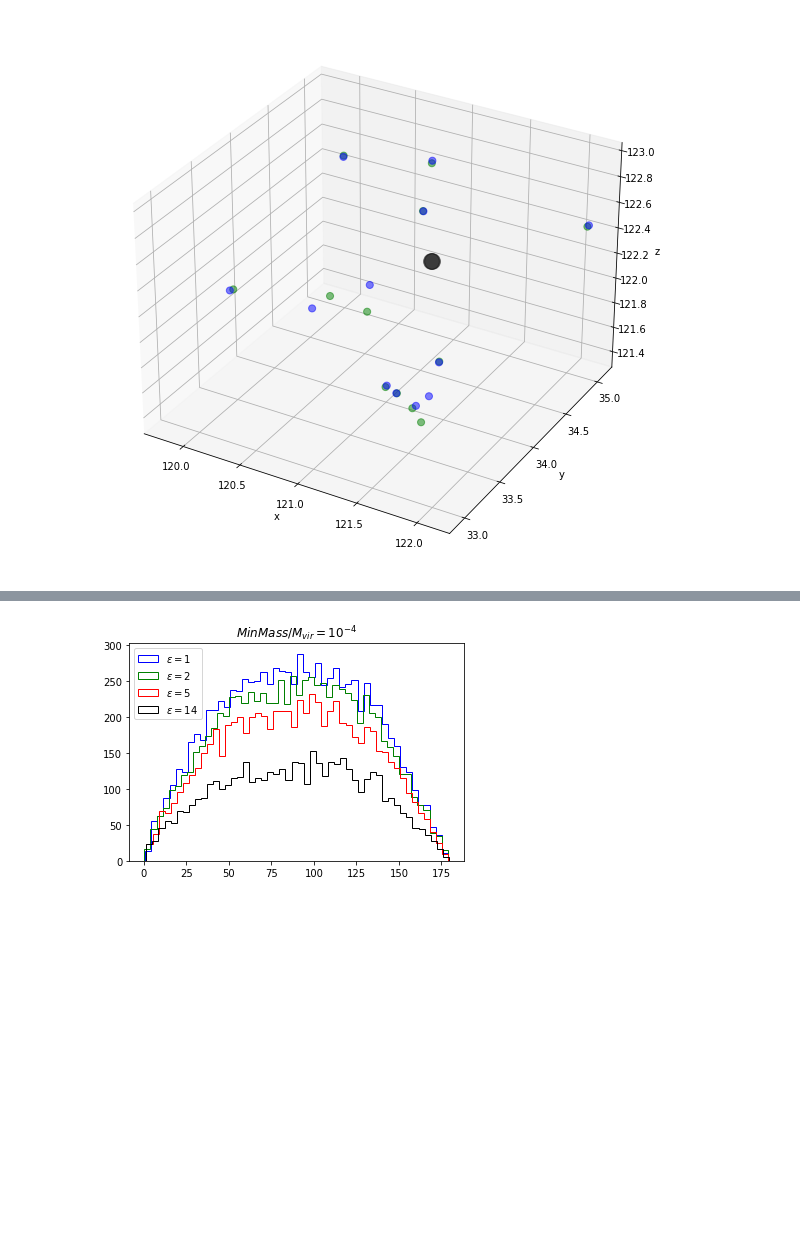
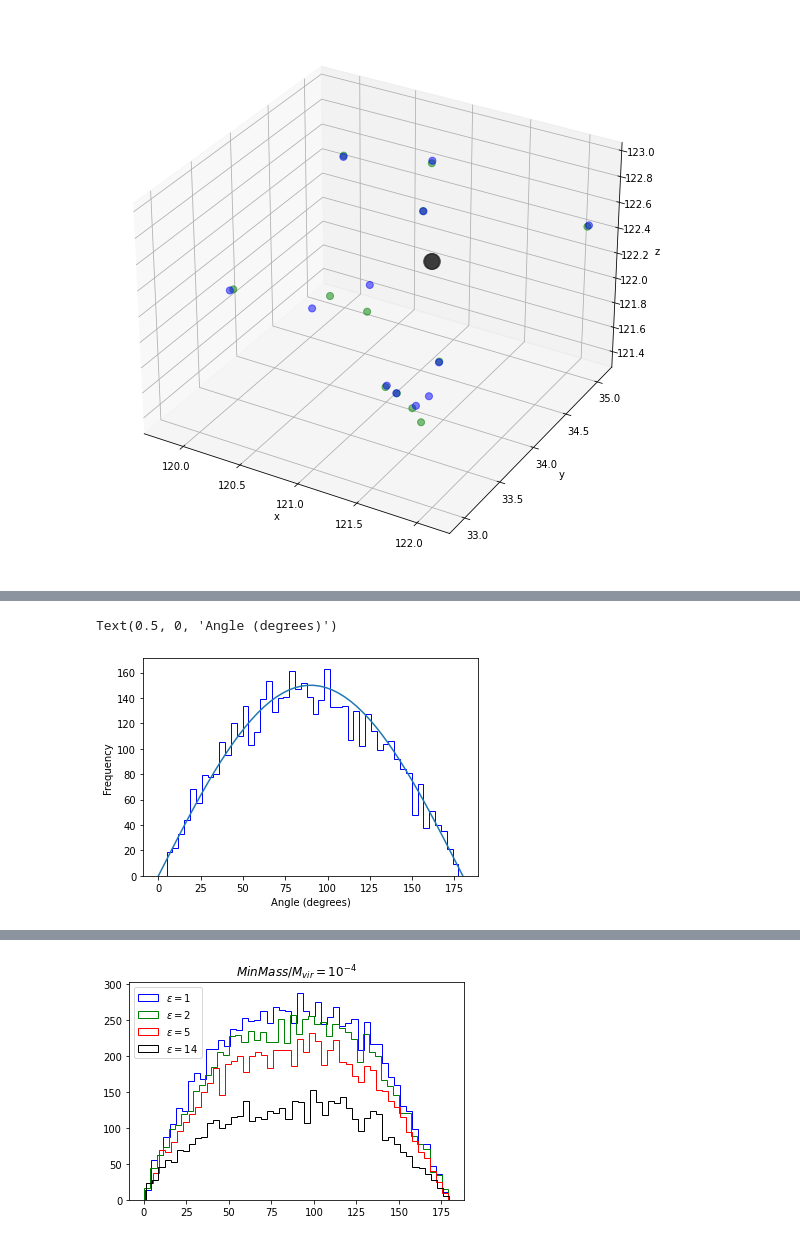
Before and after one commit to Christine8888/satellites, a Jupyter notebook: Satellite Angles.ipynb, the cells around one changed output, grey strips where cells are left out. Cells and saved outputs as stored; diff of their text form; code cells hidden in the pictures; blank space fills up the shorter version.

```diff
--- a/Satellite Angles.ipynb
+++ b/Satellite Angles.ipynb
@@ -520,3 +555,12 @@ plt.show()
+# %%
+plt.hist(values_ellipsoid[0],histtype="step",color='b', bins=50,label=r'$c/a = 1$')
+xangle = np.linspace(0,180,50)
+plt.plot(xangle,np.sin(math.pi*xangle/180)*150)
+plt.ylabel('Frequency')
+plt.xlabel('Angle (degrees)')
+# %% [output]
+Text(0.5, 0, 'Angle (degrees)')
+[figure, added]
 # %%
 # angle distributions for ellipsoids
 plt.hist(values_ellipsoid[0],histtype="step",color='b', bins=50,label=r'$c/a = 1$')
```
Also changed, not shown: parts of 24 cells of this notebook, 1 other file.
